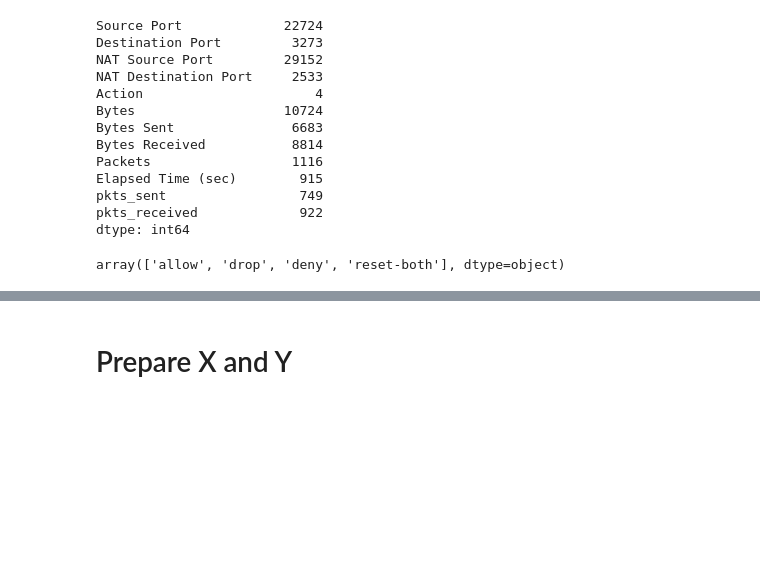
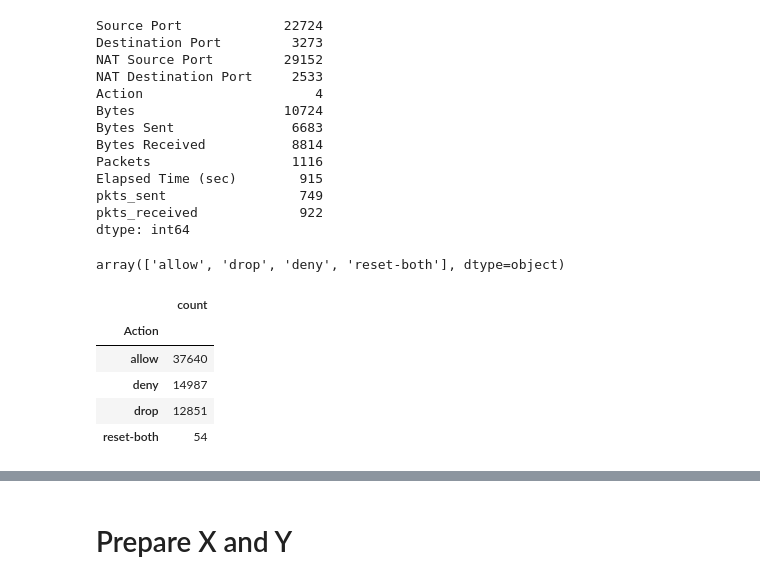
Before and after one commit to HikariJadeEmpire/Firewall_Classifier, a Jupyter notebook: ML_Firewall.ipynb, the cells around one changed output, grey strips where cells are left out. Cells and saved outputs as stored; diff of their text form; code cells hidden in the pictures; blank space fills up the shorter version.

```diff
--- a/ML_Firewall.ipynb
+++ b/ML_Firewall.ipynb
@@ -99,3 +100,13 @@ dtype: int64
 df["Action"].unique()
 # %% [output]
 array(['allow', 'drop', 'deny', 'reset-both'], dtype=object)
+# %%
+action = df.groupby('Action').size().to_frame( 'count' )
+action
+# %% [output]
+|  | count |
+| Action |  |
+| allow | 37640 |
+| deny | 14987 |
+| drop | 12851 |
+| reset-both | 54 |
```
Also changed, not shown: parts of 2 cells of this notebook.
